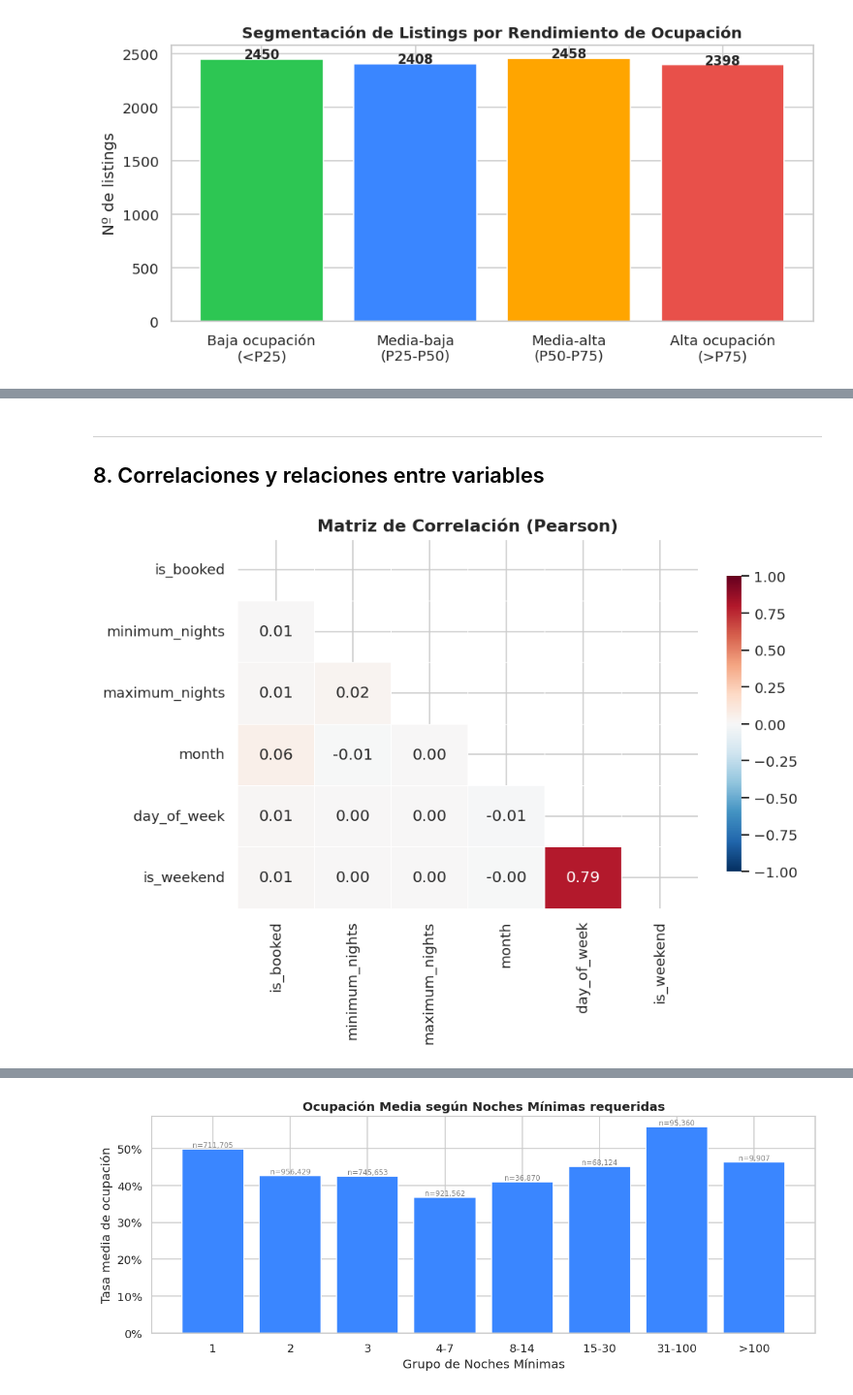
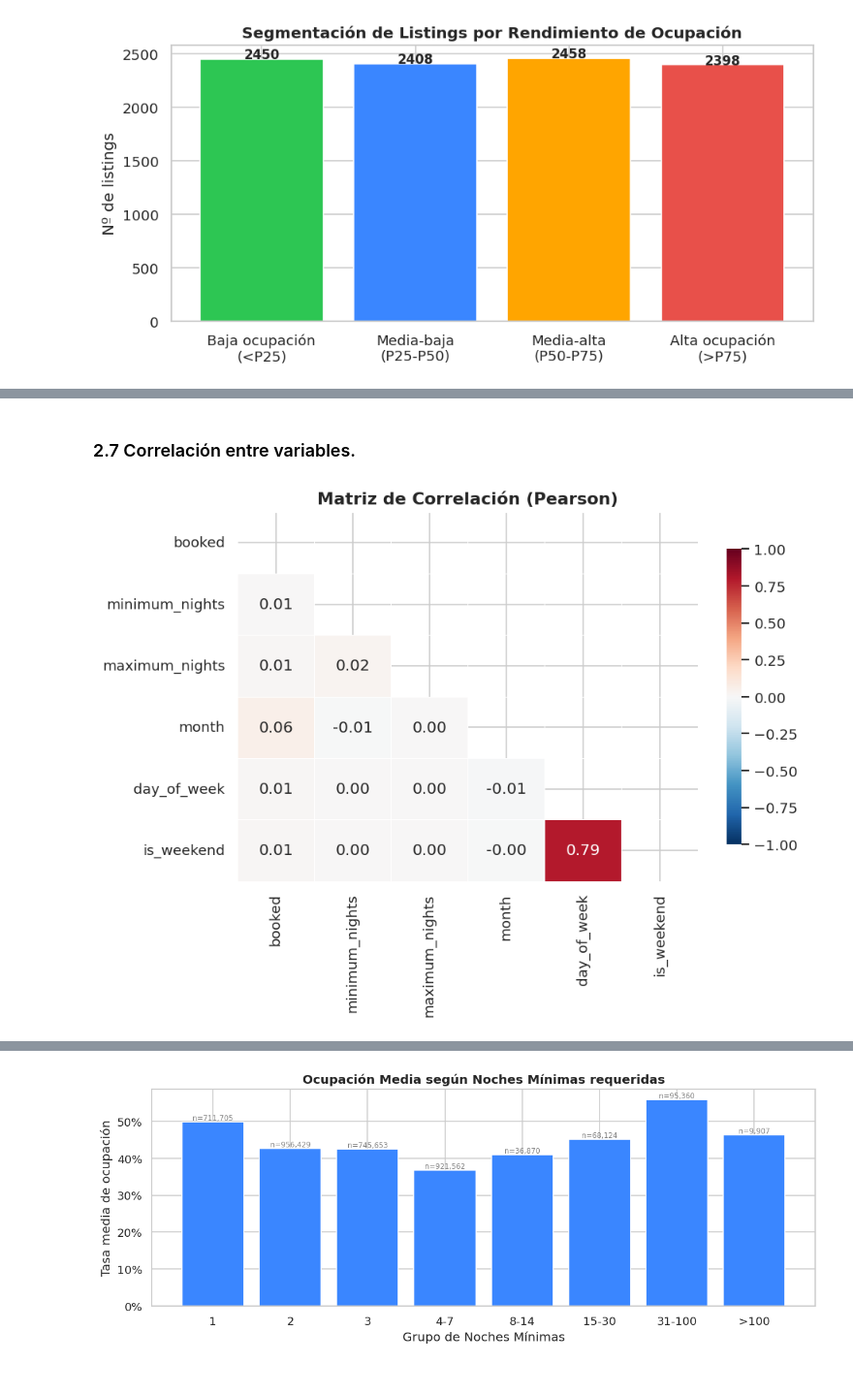
Before and after one commit to cborges19/proy_SSDD_II, a Jupyter notebook: notebooks/eda_calendar.ipynb, the cells around one changed output, grey strips where cells are left out. Shown at 97% size. Cells and saved outputs as stored; diff of their text form; code cells hidden in the pictures.

Commit message:
EDA calendar terminado

```diff
--- a/notebooks/eda_calendar.ipynb
+++ b/notebooks/eda_calendar.ipynb
@@ -399,0 +63,3 @@ max         1.000000
+# %%
+calendar.drop(columns=['price', 'adjusted_price'], inplace=True)
+calendar.head()
@@ -399,0 +77,12 @@ max         1.000000
+# %%
+def get_event(date):
+    if pd.Timestamp('2026-08-15') <= date <= pd.Timestamp('2026-08-22'): return 'Feria de Málaga'
+    if pd.Timestamp('2026-03-29') <= date <= pd.Timestamp('2026-04-05'): return 'Semana Santa'
+    if (date.month == 11 and date.day >= 20) or (date.month == 1 and date.day <= 6): return 'Navidad/Reyes'
+    if pd.Timestamp('2026-06-23') == date: return 'Noche de San Juan'
+    if date.month in [6, 7, 8]: return 'Verano'
+    return 'Temporada normal'
+
+calendar['event'] = calendar['date'].apply(get_event)
+calendar['booked'] = ~calendar['available']
+calendar.head()
@@ -422,18 +468,17 @@ plt.show()
 # %% [markdown]
----
-## 8. Correlaciones y relaciones entre variables
+### 2.7 Correlación entre variables.
 # %%
 # Correlación de Pearson sobre variables numéricas
-num_cols = ['is_booked', 'minimum_nights', 'maximum_nights', 'month', 'day_of_week', 'is_weekend']
+num_cols = ['booked', 'minimum_nights', 'maximum_nights', 'month', 'day_of_week', 'is_weekend']
 corr_matrix = calendar[num_cols].corr()
 
 fig, ax = plt.subplots(figsize=(8, 6))
 mask = np.triu(np.ones_like(corr_matrix, dtype=bool))
 sns.heatmap(corr_matrix, mask=mask, annot=True, fmt='.2f', cmap='RdBu_r',
             center=0, vmin=-1, vmax=1, ax=ax,
             linewidths=0.5, cbar_kws={'shrink': 0.8})
 ax.set_title('Matriz de Correlación (Pearson)', fontweight='bold', fontsize=13)
 plt.tight_layout()
 plt.show()
 # %% [output]
-[figure, old version]
+[figure, new version]
```
Also changed, not shown: parts of 80 cells of this notebook.
